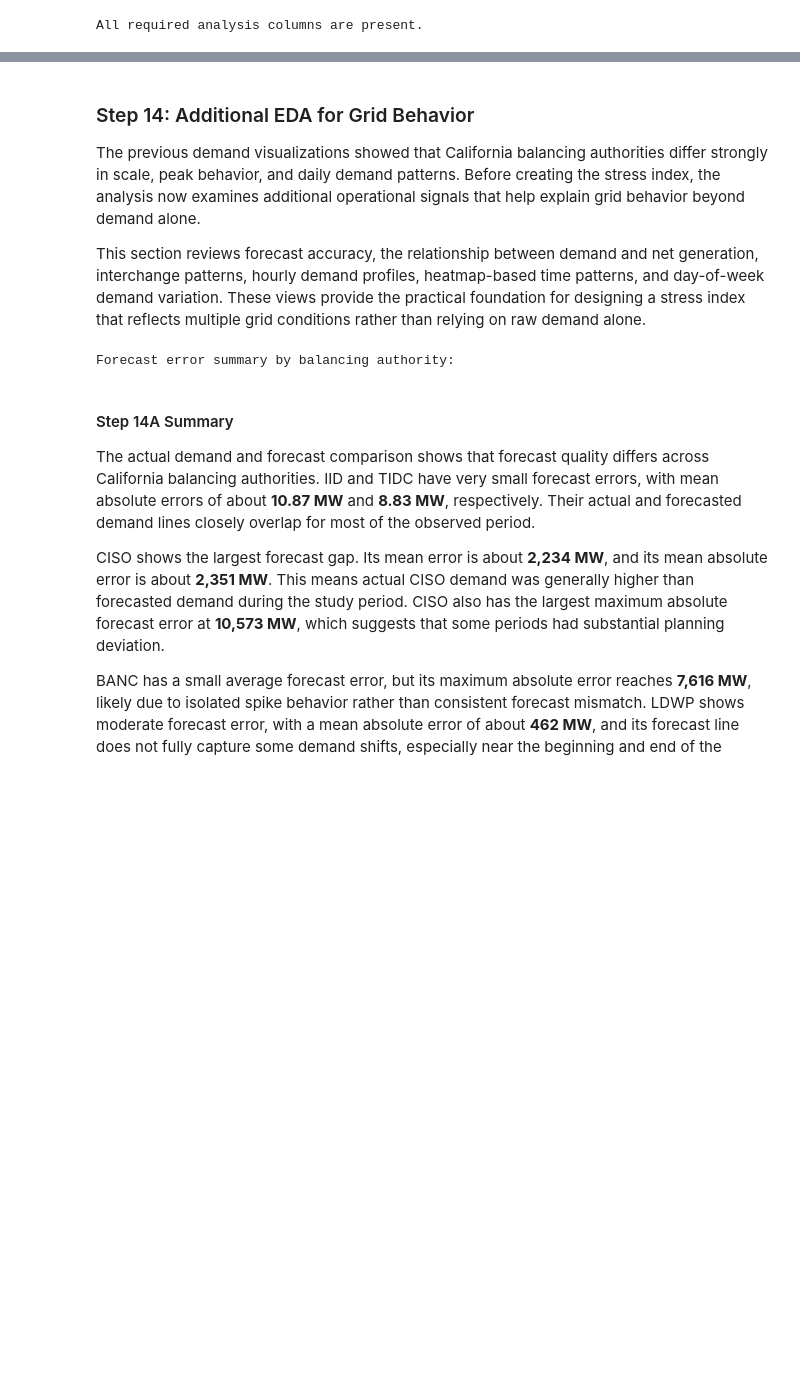
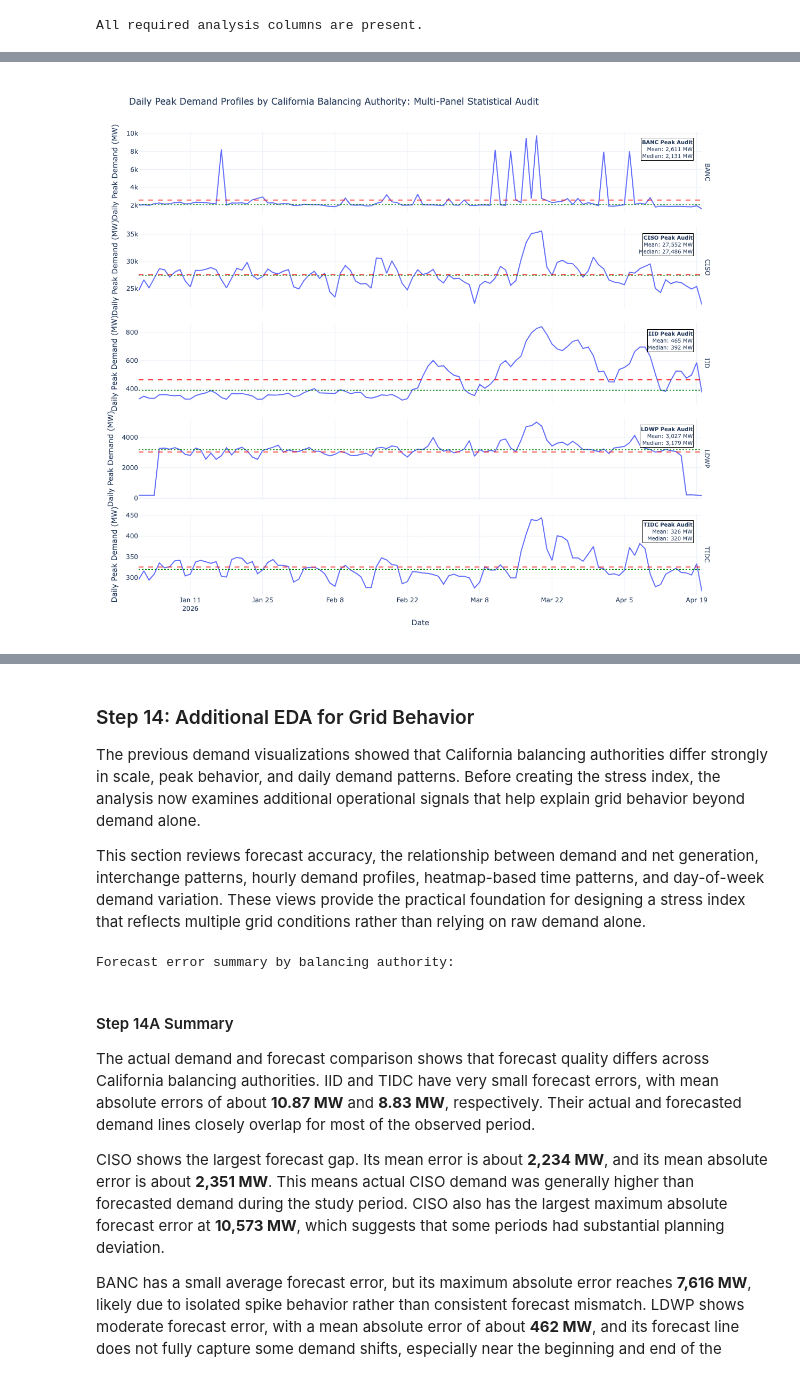
Before and after one commit to sileshith/california_grid_analysis, a Jupyter notebook: notebooks/california_grid_analysis.ipynb, the cells around one changed output, grey strips where cells are left out. Drawn from its saved outputs; the diff is of its cells as text; code cells hidden in the pictures; blank space fills up the shorter version.

```diff
--- a/notebooks/california_grid_analysis.ipynb
+++ b/notebooks/california_grid_analysis.ipynb
@@ -1085,102 +1340,100 @@ Using both measures helps distinguish typical daily peak behavior from spike-dri
 # %%
 # ============================================
-# STEP 13C: DAILY PEAK DEMAND PANEL VIEW
-# WITH MEAN AND MEDIAN REFERENCE LINES
+# STEP 11B: DAILY PEAK DEMAND PANEL DIAGNOSTIC
 # ============================================
 
-# Define visual order from top to bottom
+# Define visual order from top to bottom matching our standard structural layout
 ba_order = ["BANC", "CISO", "IID", "LDWP", "TIDC"]
 
-# Calculate mean and median daily peak demand by balancing authority
-daily_peak_stats = (
-    daily_demand
-    .groupby("balancing_authority", as_index=False)
-    .agg(
-        mean_daily_peak_mw=("daily_peak_demand_mw", "mean"),
-        median_daily_peak_mw=("daily_peak_demand_mw", "median")
-    )
+# Calculate mean and median daily peak metrics to establish central tendency divergence
+daily_peak_stats = daily_demand.groupby(
+    "balancing_authority", as_index=False
+).agg(
+    mean_daily_peak_mw=("daily_peak_demand_mw", "mean"),
+    median_daily_peak_mw=("daily_peak_demand_mw", "median"),
 )
 
-# Create panel chart
+# Instantiate the stacked facet row panel structure
 fig_daily_peak_panel = px.line(
     daily_demand.sort_values(["balancing_authority", "local_date"]),
     x="local_date",
     y="daily_peak_demand_mw",
     facet_row="balancing_authority",
     category_orders={"balancing_authority": ba_order},
-    title="Daily Peak Demand by California Balancing Authority: Panel View with Mean and Median Reference Lines",
+    title="Daily Peak Demand Profiles by California Balancing Authority: Multi-Panel Statistical Audit",
     labels={
         "local_date": "Date",
         "daily_peak_demand_mw": "Daily Peak Demand (MW)",
-        "balancing_authority": "Balancing Authority"
+        "balancing_authority": "Balancing Authority",
     },
-    height=1050
+    height=1050,
 )
 
-# Clean facet labels
+# Strip out structural pandas labeling string prefixes ("balancing_authority=")
 fig_daily_peak_panel.for_each_annotation(
     lambda a: a.update(text=a.text.split("=")[-1])
 )
 
-# Allow each panel to have its own y-axis scale
+# Break coordinate axis lock to enable independent vertical scaling per utility panel
 fig_daily_peak_panel.update_yaxes(matches=None)
 
-# Plotly row numbering runs from bottom to top
 n_panels = len(ba_order)
 
 for ba in ba_order:
+    # Convert native top-down indexing into Plotly's bottom-up row grid numbering
     row_number = n_panels - ba_order.index(ba)
 
     mean_value = daily_peak_stats.loc[
-        daily_peak_stats["balancing_authority"] == ba,
-        "mean_daily_peak_mw"
+        daily_peak_stats["balancing_authority"] == ba, "mean_daily_peak_mw"
     ].iloc[0]
 
     median_value = daily_peak_stats.loc[
-        daily_peak_stats["balancing_authority"] == ba,
-        "median_daily_peak_mw"
+        daily_peak_stats["balancing_authority"] == ba, "median_daily_peak_mw"
     ].iloc[0]
 
-    # Add mean reference line
+    # Overlay horizontal Mean reference boundary line
     fig_daily_peak_panel.add_hline(
         y=mean_value,
         line_dash="dash",
         line_color="red",
         line_width=1.5,
         row=row_number,
-        col=1
+        col=1,
     )
 
-    # Add median reference line
+    # Overlay horizontal Median reference boundary line
     fig_daily_peak_panel.add_hline(
         y=median_value,
         line_dash="dot",
         line_color="green",
         line_width=1.5,
         row=row_number,
-        col=1
+        col=1,
     )
 
-    # Add annotation box in top-right corner
+    # Superimpose high-visibility dual-metric summary cards
     fig_daily_peak_panel.add_annotation(
         text=(
-            f"{ba}<br>"
+            f"<b>{ba} Peak Audit</b><br>"
             f"Mean: {mean_value:,.0f} MW<br>"
             f"Median: {median_value:,.0f} MW"
         ),
         xref="x domain",
         yref=f"y{row_number if row_number > 1 else ''} domain",
         x=0.985,
         y=0.92,
         showarrow=False,
         align="right",
         bgcolor="white",
         bordercolor="black",
         borderwidth=1,
         font=dict(size=10),
         row=row_number,
-        col=1
+        col=1,
     )
 
+fig_daily_peak_panel.update_layout(template="plotly_white", hovermode="x unified")
 fig_daily_peak_panel.show()
+# %% [output]
+[figure, added]
 # %% [markdown]
```
Also changed, not shown: parts of 48 cells of this notebook.
